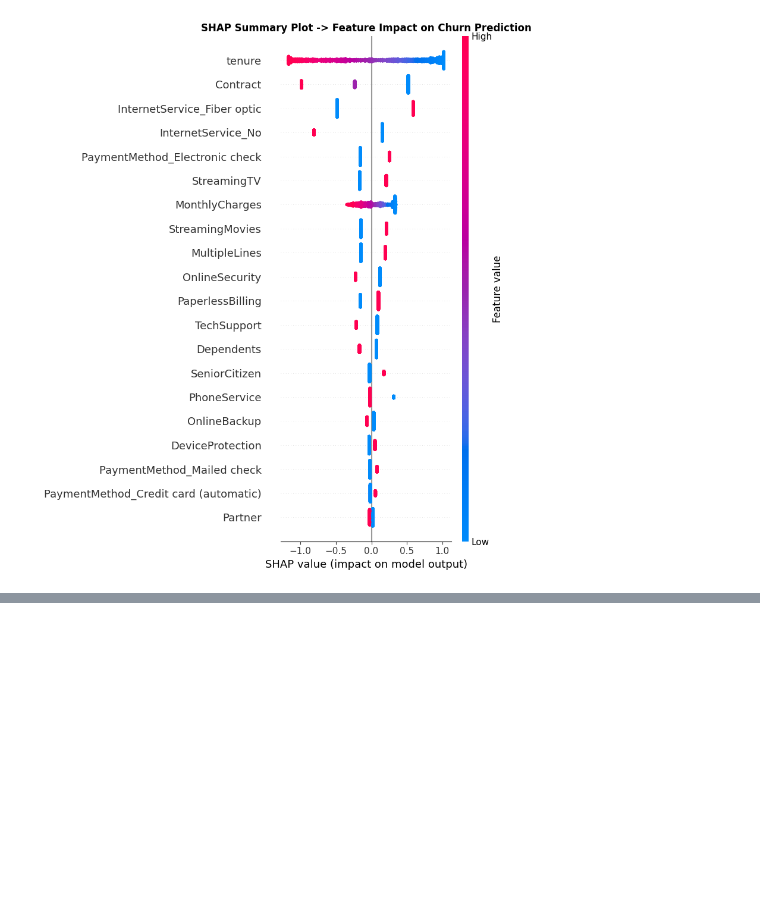
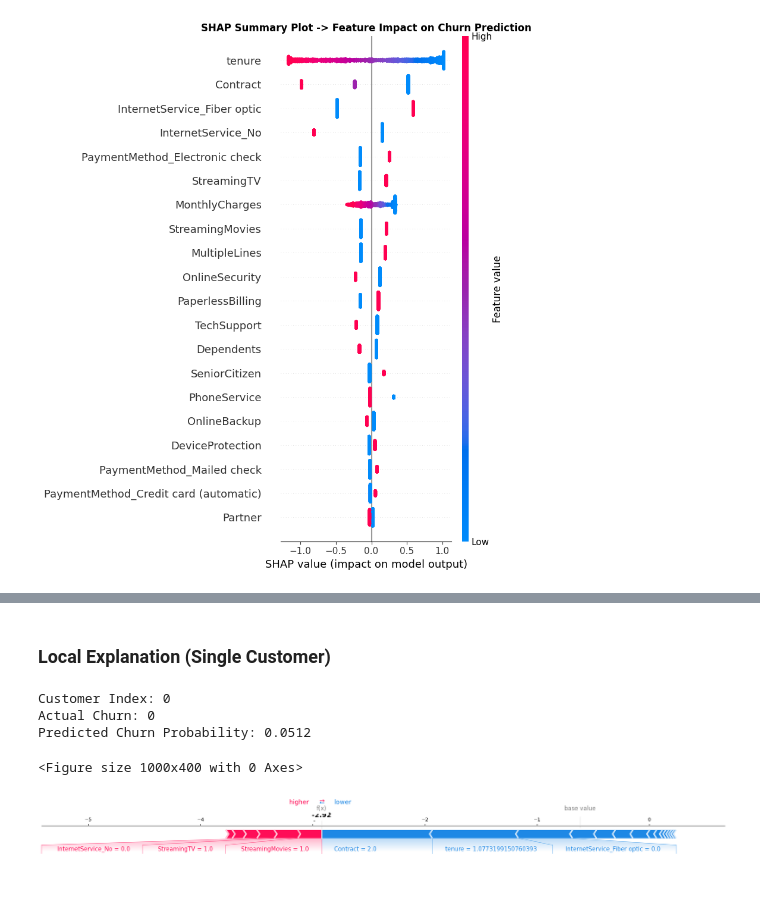
Before and after one commit to Shubham-kumar1-hub/customer-churn-analytics-prediction, a Jupyter notebook: notebooks/03_modeling.ipynb, the cells around one changed output, grey strips where cells are left out. Saved outputs shown, nothing was run; the diff lists cells and outputs as text; code cells hidden in the pictures; blank space fills up the shorter version.

```diff
--- a/notebooks/03_modeling.ipynb
+++ b/notebooks/03_modeling.ipynb
@@ -345,0 +378,24 @@ plt.show()
+# %% [markdown]
+###  Local Explanation (Single Customer)
+# %%
+customer_idx = 0
+print(f"Customer Index: {customer_idx}")
+print(f"Actual Churn: {y_test.iloc[customer_idx]}")
+print(f"Predicted Churn Probability: {y_pred_proba_lr[customer_idx]:.4f}")
+
+plt.figure(figsize=(10, 4))
+shap.force_plot(
+    explainer.expected_value,
+    shap_values[customer_idx],
+    X_test.iloc[customer_idx],
+    matplotlib=True,
+    show=False
+)
+plt.tight_layout()
+plt.show()
+# %% [output]
+Customer Index: 0
+Actual Churn: 0
+Predicted Churn Probability: 0.0512
+<Figure size 1000x400 with 0 Axes>
+[figure, added]
```
Also changed, not shown: parts of 13 cells of this notebook, 1 other file.
